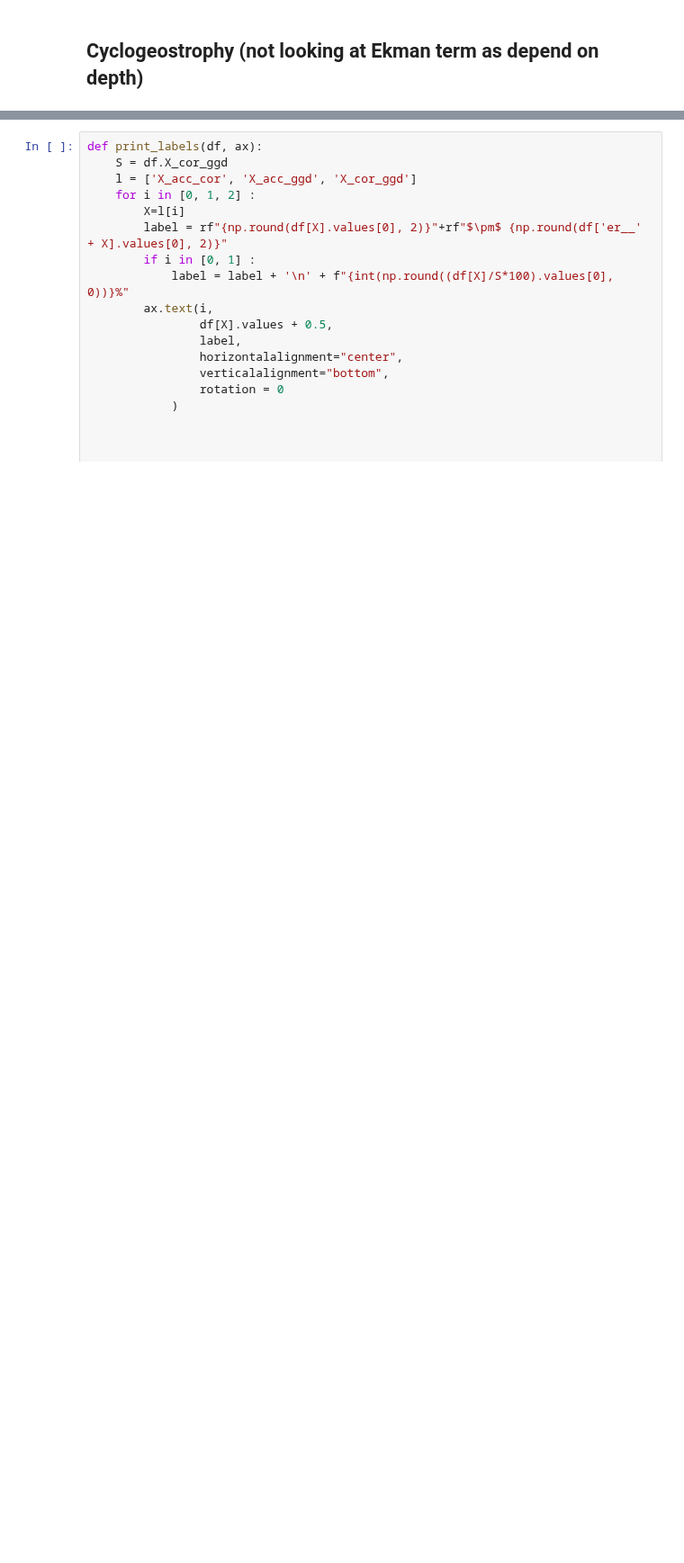
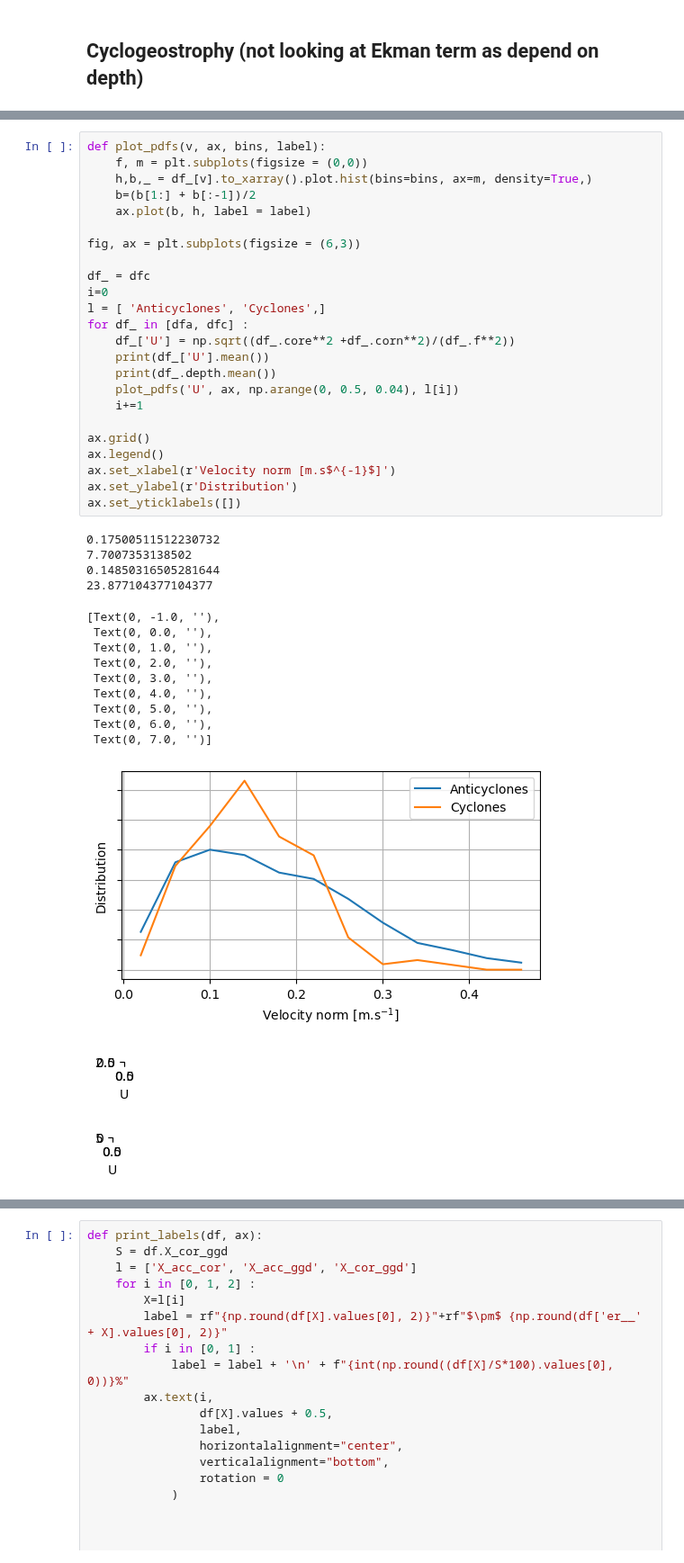
Before and after one commit to margot-demol/med_analysis, a Jupyter notebook: 20_dynamical_analysis/23_cyclonic_vs_anticyclonic_structure.ipynb, the cells around one changed output, grey strips where cells are left out. Shown at 90% size. Drawn from its saved outputs; the diff is of its cells as text; blank space fills up the shorter version.

```diff
--- a/20_dynamical_analysis/23_cyclonic_vs_anticyclonic_structure.ipynb
+++ b/20_dynamical_analysis/23_cyclonic_vs_anticyclonic_structure.ipynb
@@ -234,3 +249,44 @@ dn = compute_variance(dsn, compute_error='centrallimit')/U2
+# %%
+def plot_pdfs(v, ax, bins, label):
+    f, m = plt.subplots(figsize = (0,0))
+    h,b,_ = df_[v].to_xarray().plot.hist(bins=bins, ax=m, density=True,)
+    b=(b[1:] + b[:-1])/2
+    ax.plot(b, h, label = label)
+
+fig, ax = plt.subplots(figsize = (6,3))
+
+df_ = dfc
+i=0
+l = [ 'Anticyclones', 'Cyclones',]
+for df_ in [dfa, dfc] :
+    df_['U'] = np.sqrt((df_.core**2 +df_.corn**2)/(df_.f**2))
+    print(df_['U'].mean())
+    print(df_.depth.mean())
+    plot_pdfs('U', ax, np.arange(0, 0.5, 0.04), l[i])
+    i+=1
+
+ax.grid()
+ax.legend()
+ax.set_xlabel(r'Velocity norm [m.s$^{-1}$]')
+ax.set_ylabel(r'Distribution')
+ax.set_yticklabels([])
+# %% [output]
+0.17500511512230732
+7.7007353138502
+0.14850316505281644
+23.877104377104377
+[Text(0, -1.0, ''),
+ Text(0, 0.0, ''),
+ Text(0, 1.0, ''),
+ Text(0, 2.0, ''),
+ Text(0, 3.0, ''),
+ Text(0, 4.0, ''),
+ Text(0, 5.0, ''),
+ Text(0, 6.0, ''),
+ Text(0, 7.0, '')]
+[figure, added]
+[figure, added]
+[figure, added]
 # %%
 fig, ax=plt.subplots(figsize=(1e-3, 1e-3))
 #ax.bar(0,1, color=c0['acc'], label='Lagrangian acceleration')
```
Also changed, not shown: parts of 4 cells of this notebook, 11 other files.
